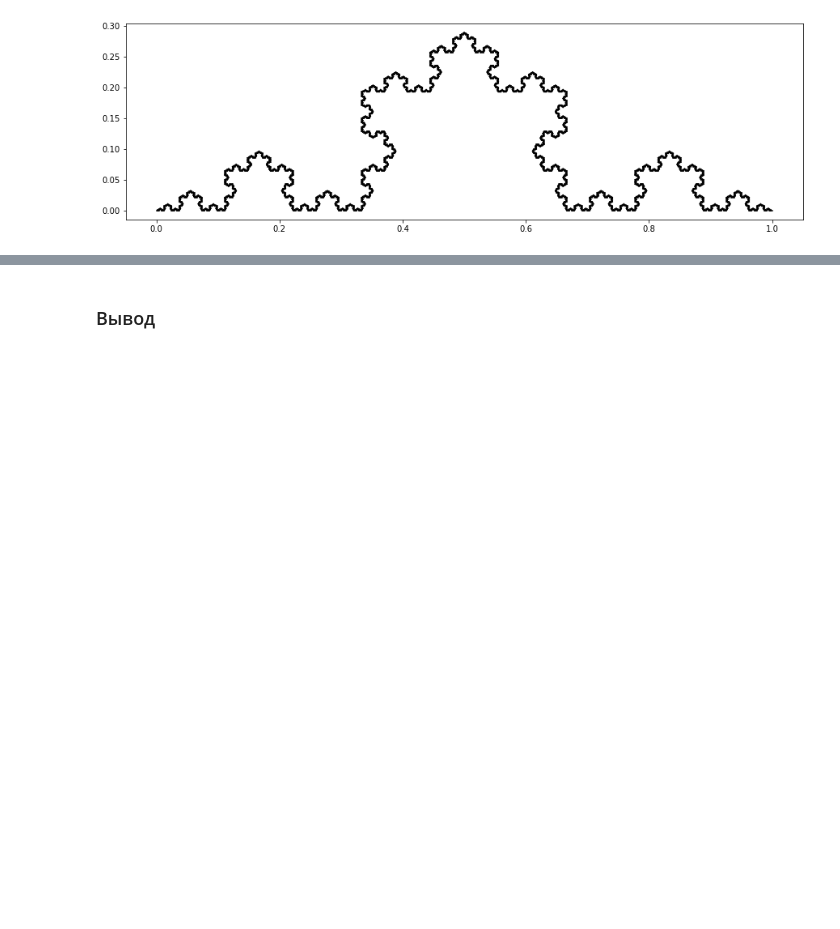
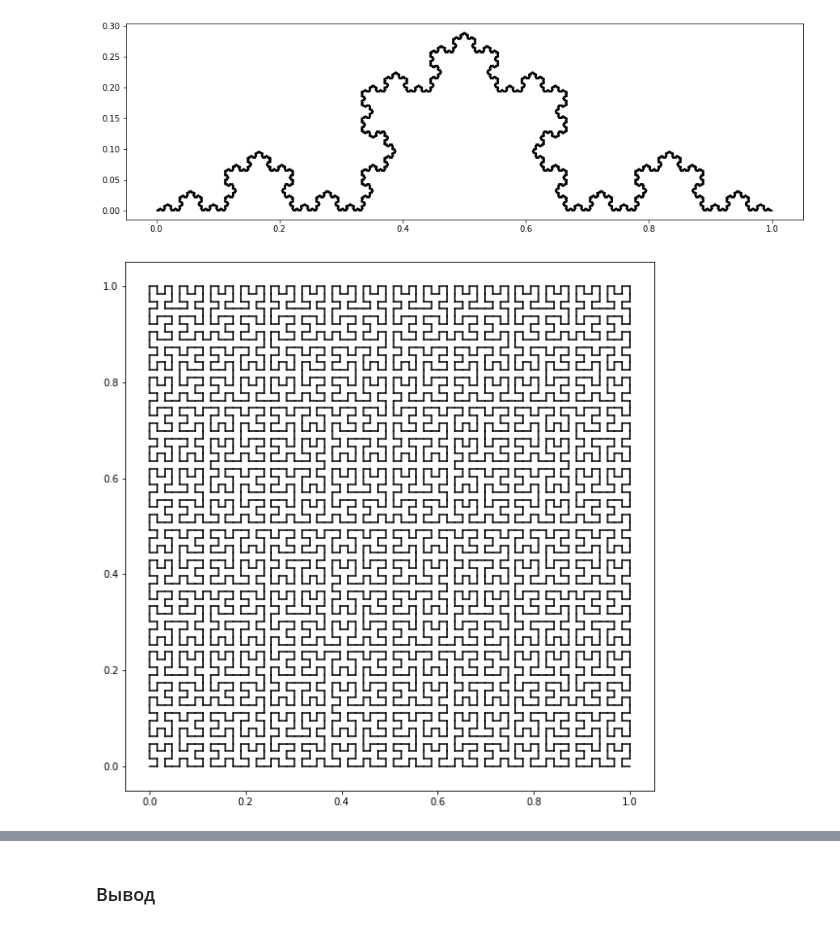
Before and after one commit to mihail8531/siaod, a Jupyter notebook: Labs/Lab5.ipynb, the cells around one changed output, grey strips where cells are left out. Cells and saved outputs as stored; diff of their text form; code cells hidden in the pictures; blank space fills up the shorter version.

```diff
--- a/Labs/Lab5.ipynb
+++ b/Labs/Lab5.ipynb
@@ -60,2 +61,42 @@ draw_koch(6, 0, 0, 1, 0)
 # %% [output]
 [figure]
+# %%
+fig = plt.figure(figsize=(15, 10))
+ax = fig.add_subplot()
+ax.set_aspect('equal', adjustable='box')
+
+def hilbert_curve(depth: int, x1: float, y1: float, x2: float, y2: float):
+    assert depth >= 1, "Depth must be bigger then 0"
+    if depth == 1:
+        vx, vy = x2 - x1, y2 - y1
+        l1_x1, l1_y1 = x1, y1
+        l1_x2, l1_y2 = - vy + x1, vx + y1
+        l2_x1, l2_y1 = l1_x2, l1_y2
+        l2_x2, l2_y2 = vx + l2_x1, vy + l2_y1
+        l3_x1, l3_y1 = l2_x2, l2_y2
+        l3_x2, l3_y2 = x2, y2
+        plt.plot([l1_x1, l1_x2], [l1_y1, l1_y2], [l2_x1, l2_x2], [l2_y1, l2_y2],
+                 [l3_x1, l3_x2], [l3_y1, l3_y2], marker='', color='k')
+    else:
+        twopowdmo = 2 ** (depth - 1)
+        t = 1 / (2 * twopowdmo - 1)
+        k1 = (twopowdmo - 1) * t
+        k2 = twopowdmo * t
+        vx, vy = x2 - x1, y2 - y1
+        f1_x1, f1_y1 = - vy * k1 + x1, vx * k1 + y1
+        f1_x2, f1_y2 = x1, y1
+        f2_x1, f2_y1 = - vy * k2 + x1, vx * k2 + y1
+        f2_x2, f2_y2 = vx * k1 + f2_x1, vy * k1 + f2_y1
+        f3_x1, f3_y1 = vx * k2 + f2_x1, vy * k2 + f2_y1
+        f3_x2, f3_y2 = f2_x1 + vx, f2_y1 + vy
+        f4_x1, f4_y1 = x2, y2
+        f4_x2, f4_y2 = vx + f1_x1, vy + f1_y1
+        hilbert_curve(depth - 1, f1_x1, f1_y1, f1_x2, f1_y2)
+        hilbert_curve(depth - 1, f2_x1, f2_y1, f2_x2, f2_y2)
+        hilbert_curve(depth - 1, f3_x1, f3_y1, f3_x2, f3_y2)
+        hilbert_curve(depth - 1, f4_x1, f4_y1, f4_x2, f4_y2)
+        plt.plot([f1_x1, f2_x1], [f1_y1, f2_y1], [f2_x2, f3_x1], [f2_y2, f3_y1],
+                 [f3_x2, f4_x2], [f3_y2, f4_y2], marker='', color='k')
+hilbert_curve(6, 0,0,1,0)
+# %% [output]
+[figure, added]
```
Also changed, not shown: parts of 5 cells of this notebook.
